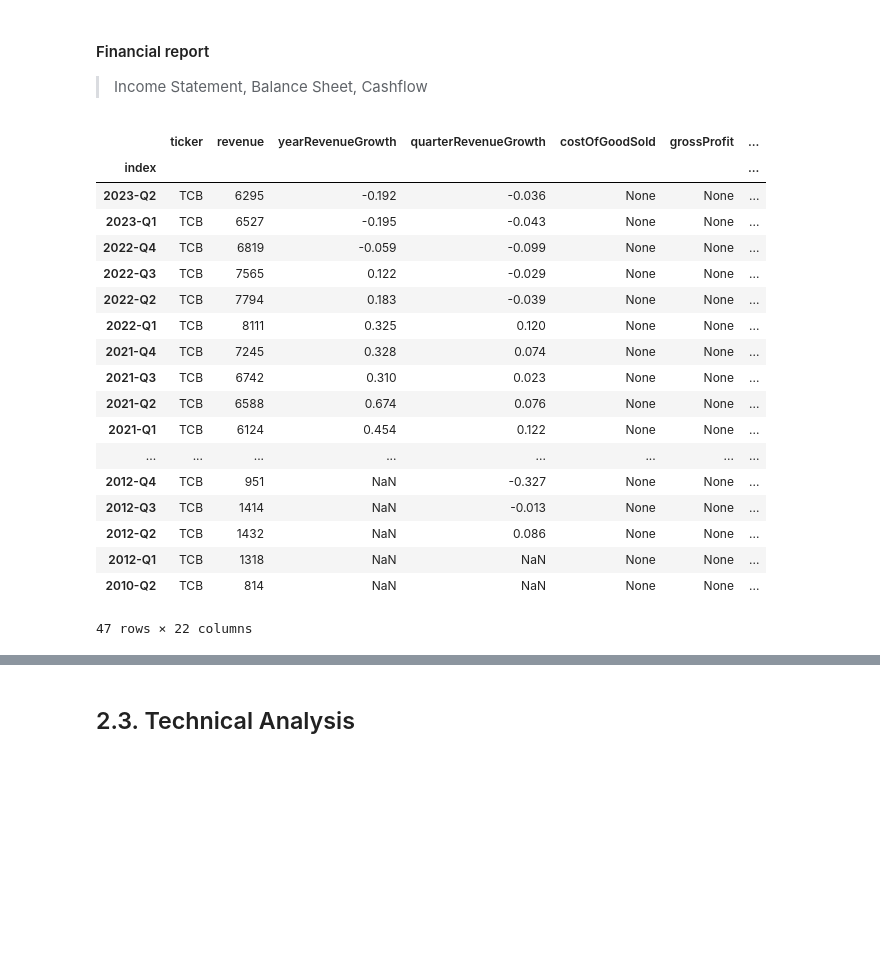
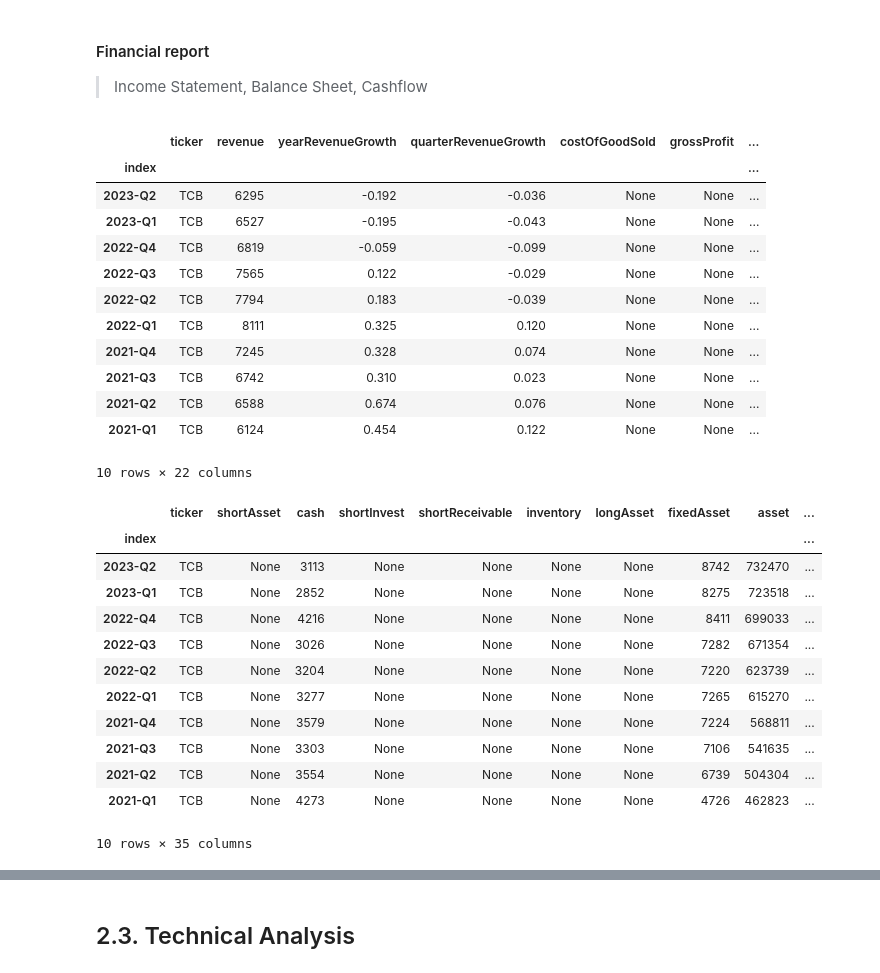
Before and after one commit to thinh-vu/vnstock, a Jupyter notebook: demo/gen2_vnstock_demo_index_all_functions_testing_2023.ipynb, the cells around one changed output, grey strips where cells are left out. Saved outputs shown, nothing was run; the diff lists cells and outputs as text; code cells hidden in the pictures; blank space fills up the shorter version.

```diff
--- a/demo/gen2_vnstock_demo_index_all_functions_testing_2023.ipynb
+++ b/demo/gen2_vnstock_demo_index_all_functions_testing_2023.ipynb
@@ -98,26 +98,37 @@ financial_ratio("TCB", 'quarterly', True)
 # %% [markdown]
 #### Financial report
 > Income Statement, Balance Sheet, Cashflow
+# %%
+# Bổ sung param `get_all` để lấy tất cả báo cáo hoặc 5 năm gần nhất hoặc 10 quý gần nhất
+financial_flow(symbol="TCB", report_type='incomestatement', report_range='quarterly', get_all=False)
+# %% [output]
+|  | ticker | revenue | yearRevenueGrowth | quarterRevenueGrowth | costOfGoodSold | grossProfit | ... |
+| index |  |  |  |  |  |  | ... |
+| 2023-Q2 | TCB | 6295 | -0.192 | -0.036 | None | None | ... |
+| 2023-Q1 | TCB | 6527 | -0.195 | -0.043 | None | None | ... |
+| 2022-Q4 | TCB | 6819 | -0.059 | -0.099 | None | None | ... |
+| 2022-Q3 | TCB | 7565 | 0.122 | -0.029 | None | None | ... |
+| 2022-Q2 | TCB | 7794 | 0.183 | -0.039 | None | None | ... |
+| 2022-Q1 | TCB | 8111 | 0.325 | 0.120 | None | None | ... |
+| 2021-Q4 | TCB | 7245 | 0.328 | 0.074 | None | None | ... |
+| 2021-Q3 | TCB | 6742 | 0.310 | 0.023 | None | None | ... |
+| 2021-Q2 | TCB | 6588 | 0.674 | 0.076 | None | None | ... |
+| 2021-Q1 | TCB | 6124 | 0.454 | 0.122 | None | None | ... |
+10 rows × 22 columns
 # %%
-financial_flow(symbol="TCB", report_type='incomestatement', report_range='quarterly')
+financial_flow(symbol="TCB", report_type='balancesheet', report_range='quarterly', get_all=False)
 # %% [output]
-|  | ticker | revenue | yearRevenueGrowth | quarterRevenueGrowth | costOfGoodSold | grossProfit | ... |
-| index |  |  |  |  |  |  | ... |
-| 2023-Q2 | TCB | 6295 | -0.192 | -0.036 | None | None | ... |
-| 2023-Q1 | TCB | 6527 | -0.195 | -0.043 | None | None | ... |
-| 2022-Q4 | TCB | 6819 | -0.059 | -0.099 | None | None | ... |
-| 2022-Q3 | TCB | 7565 | 0.122 | -0.029 | None | None | ... |
-| 2022-Q2 | TCB | 7794 | 0.183 | -0.039 | None | None | ... |
-| 2022-Q1 | TCB | 8111 | 0.325 | 0.120 | None | None | ... |
-| 2021-Q4 | TCB | 7245 | 0.328 | 0.074 | None | None | ... |
-| 2021-Q3 | TCB | 6742 | 0.310 | 0.023 | None | None | ... |
-| 2021-Q2 | TCB | 6588 | 0.674 | 0.076 | None | None | ... |
-| 2021-Q1 | TCB | 6124 | 0.454 | 0.122 | None | None | ... |
-| ... | ... | ... | ... | ... | ... | ... | ... |
-| 2012-Q4 | TCB | 951 | NaN | -0.327 | None | None | ... |
-| 2012-Q3 | TCB | 1414 | NaN | -0.013 | None | None | ... |
-| 2012-Q2 | TCB | 1432 | NaN | 0.086 | None | None | ... |
-| 2012-Q1 | TCB | 1318 | NaN | NaN | None | None | ... |
-| 2010-Q2 | TCB | 814 | NaN | NaN | None | None | ... |
+|  | ticker | shortAsset | cash | shortInvest | shortReceivable | inventory | longAsset | fixedAsset | asset | ... |
+| index |  |  |  |  |  |  |  |  |  | ... |
+| 2023-Q2 | TCB | None | 3113 | None | None | None | None | 8742 | 732470 | ... |
+| 2023-Q1 | TCB | None | 2852 | None | None | None | None | 8275 | 723518 | ... |
+| 2022-Q4 | TCB | None | 4216 | None | None | None | None | 8411 | 699033 | ... |
+| 2022-Q3 | TCB | None | 3026 | None | None | None | None | 7282 | 671354 | ... |
+| 2022-Q2 | TCB | None | 3204 | None | None | None | None | 7220 | 623739 | ... |
+| 2022-Q1 | TCB | None | 3277 | None | None | None | None | 7265 | 615270 | ... |
+| 2021-Q4 | TCB | None | 3579 | None | None | None | None | 7224 | 568811 | ... |
+| 2021-Q3 | TCB | None | 3303 | None | None | None | None | 7106 | 541635 | ... |
+| 2021-Q2 | TCB | None | 3554 | None | None | None | None | 6739 | 504304 | ... |
+| 2021-Q1 | TCB | None | 4273 | None | None | None | None | 4726 | 462823 | ... |
-47 rows × 22 columns
+10 rows × 35 columns
 # %%
```
Also changed, not shown: parts of 10 cells of this notebook, 4 other files.
